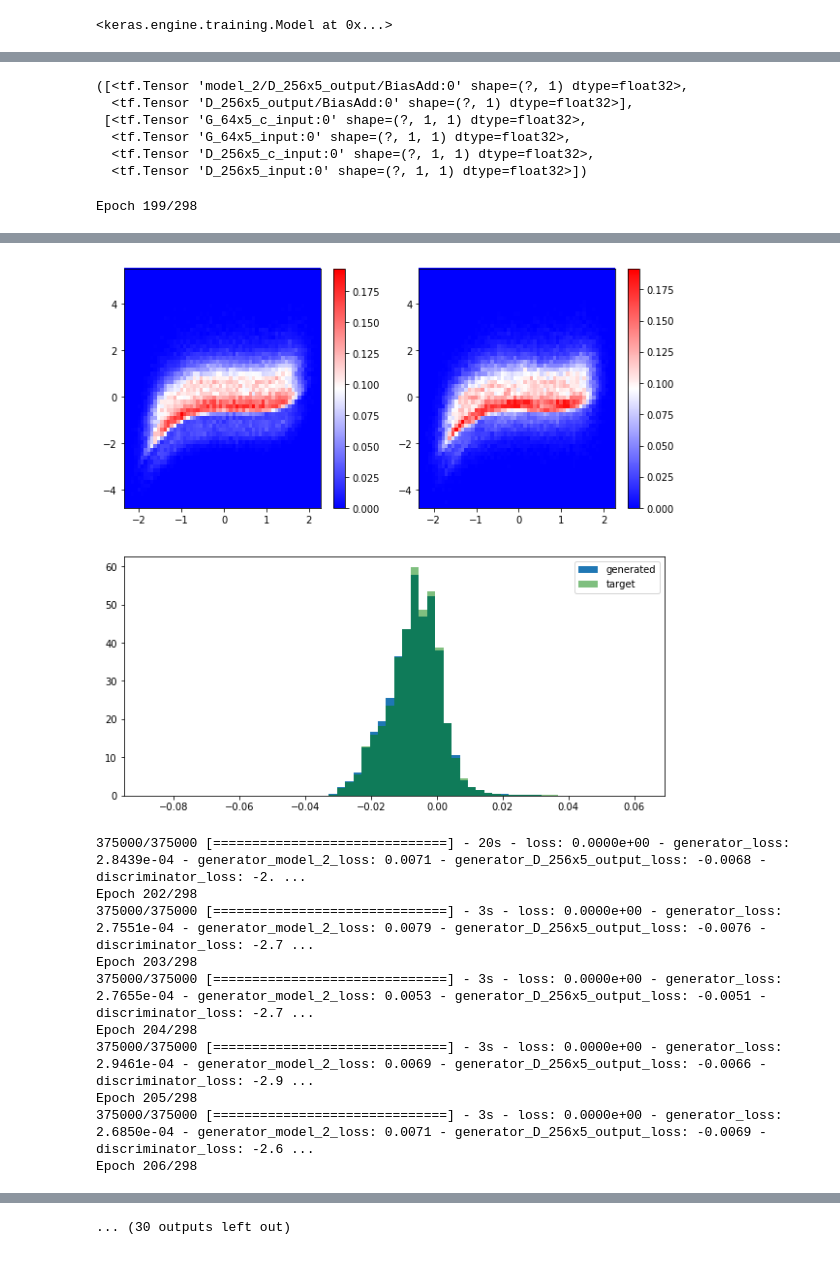
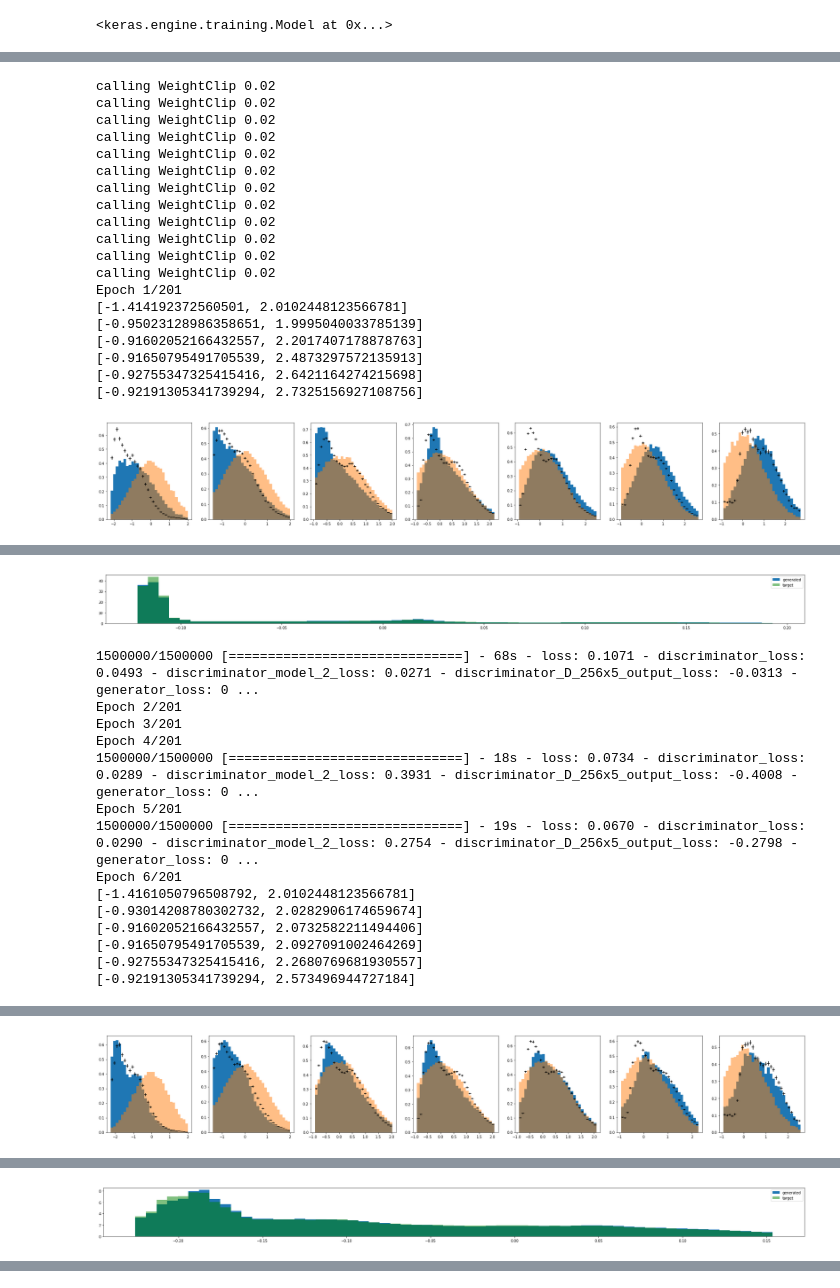
Before and after one commit to alberto-giampaolo/GAN, a Jupyter notebook: toy_1D_conditional_wgan.ipynb, the cells around one changed output, grey strips where cells are left out. Cells and saved outputs as stored; diff of their text form; code cells hidden in the pictures.

```diff
--- a/toy_1D_conditional_wgan.ipynb
+++ b/toy_1D_conditional_wgan.ipynb
@@ -210,36 +143,50 @@ ________________________________________________________________________________
 # %%
-gan.gan.outputs, gan.gan.inputs
+# gan.gan.outputs, gan.gan.inputs
-# %% [output]
-([<tf.Tensor 'model_2/D_256x5_output/BiasAdd:0' shape=(?, 1) dtype=float32>,
-  <tf.Tensor 'D_256x5_output/BiasAdd:0' shape=(?, 1) dtype=float32>],
- [<tf.Tensor 'G_64x5_c_input:0' shape=(?, 1, 1) dtype=float32>,
-  <tf.Tensor 'G_64x5_input:0' shape=(?, 1, 1) dtype=float32>,
-  <tf.Tensor 'D_256x5_c_input:0' shape=(?, 1, 1) dtype=float32>,
-  <tf.Tensor 'D_256x5_input:0' shape=(?, 1, 1) dtype=float32>])
 # %%
 reload(base)
 
 initial_epoch = 0
 if hasattr(gan.model,"history"):
     initial_epoch = gan.model.history.epoch[-1]
 
 do = dict(
     x_train=x_train,
     z_train=z_train,
     c_x_train=c_train,
     c_z_train=c_train,
 
     x_test=x_test,
     z_test=z_test,
     c_x_test=c_test,
     c_z_test=c_test,
 
     n_epochs=EPOCHS + initial_epoch +1,
     initial_epoch=initial_epoch,
     batch_size=BATCH_SIZE,
     plot_every=PLOT_EVERY,
+
+     monitor_dir=MONITOR_DIR
 )
 
 base.MyGAN.adversarial_fit(gan,**do)
 # %% [output]
-Epoch 199/298
+calling WeightClip 0.02
+calling WeightClip 0.02
+calling WeightClip 0.02
+calling WeightClip 0.02
+calling WeightClip 0.02
+calling WeightClip 0.02
+calling WeightClip 0.02
+calling WeightClip 0.02
+calling WeightClip 0.02
+calling WeightClip 0.02
+calling WeightClip 0.02
+calling WeightClip 0.02
+Epoch 1/201
+[-1.414192372560501, 2.0102448123566781]
+[-0.95023128986358651, 1.9995040033785139]
+[-0.91602052166432557, 2.2017407178878763]
+[-0.91650795491705539, 2.4873297572135913]
+[-0.92755347325415416, 2.6421164274215698]
+[-0.92191305341739294, 2.7325156927108756]
+[figure, new version]
@@ -250,11 +194,15 @@ Epoch 201/298
-[figure, old version]
+[figure, new version]
-375000/375000 [==============================] - 20s - loss: 0.0000e+00 - generator_loss: 2.8439e-04 - generator_model_2_loss: 0.0071 - generator_D_256x5_output_loss: -0.0068 - discriminator_loss: -2. ...
-Epoch 202/298
-375000/375000 [==============================] - 3s - loss: 0.0000e+00 - generator_loss: 2.7551e-04 - generator_model_2_loss: 0.0079 - generator_D_256x5_output_loss: -0.0076 - discriminator_loss: -2.7 ...
-Epoch 203/298
-375000/375000 [==============================] - 3s - loss: 0.0000e+00 - generator_loss: 2.7655e-04 - generator_model_2_loss: 0.0053 - generator_D_256x5_output_loss: -0.0051 - discriminator_loss: -2.7 ...
-Epoch 204/298
-375000/375000 [==============================] - 3s - loss: 0.0000e+00 - generator_loss: 2.9461e-04 - generator_model_2_loss: 0.0069 - generator_D_256x5_output_loss: -0.0066 - discriminator_loss: -2.9 ...
-Epoch 205/298
-375000/375000 [==============================] - 3s - loss: 0.0000e+00 - generator_loss: 2.6850e-04 - generator_model_2_loss: 0.0071 - generator_D_256x5_output_loss: -0.0069 - discriminator_loss: -2.6 ...
-Epoch 206/298
+1500000/1500000 [==============================] - 68s - loss: 0.1071 - discriminator_loss: 0.0493 - discriminator_model_2_loss: 0.0271 - discriminator_D_256x5_output_loss: -0.0313 - generator_loss: 0 ...
+Epoch 2/201
+Epoch 3/201
+Epoch 4/201
+1500000/1500000 [==============================] - 18s - loss: 0.0734 - discriminator_loss: 0.0289 - discriminator_model_2_loss: 0.3931 - discriminator_D_256x5_output_loss: -0.4008 - generator_loss: 0 ...
+Epoch 5/201
+1500000/1500000 [==============================] - 19s - loss: 0.0670 - discriminator_loss: 0.0290 - discriminator_model_2_loss: 0.2754 - discriminator_D_256x5_output_loss: -0.2798 - generator_loss: 0 ...
+Epoch 6/201
+[-1.4161050796508792, 2.0102448123566781]
+[-0.93014208780302732, 2.0282906174659674]
+[-0.91602052166432557, 2.0732582211494406]
+[-0.91650795491705539, 2.0927091002464269]
+[-0.92755347325415416, 2.2680769681930557]
+[-0.92191305341739294, 2.573496944727184]
@@ -261,0 +209 @@ Epoch 206/298
+[figure, new version]
@@ -272,0 +211 @@ Epoch 211/298
+[figure, new version]
@@ -305,4 +232,3 @@ Epoch 226/298
-... (30 outputs left out)
 # %%
 x_morphed = gan.get_generator().predict([c_test,z_test])[1]
 
```
Also changed, not shown: parts of 14 cells of this notebook, 7 other files.
